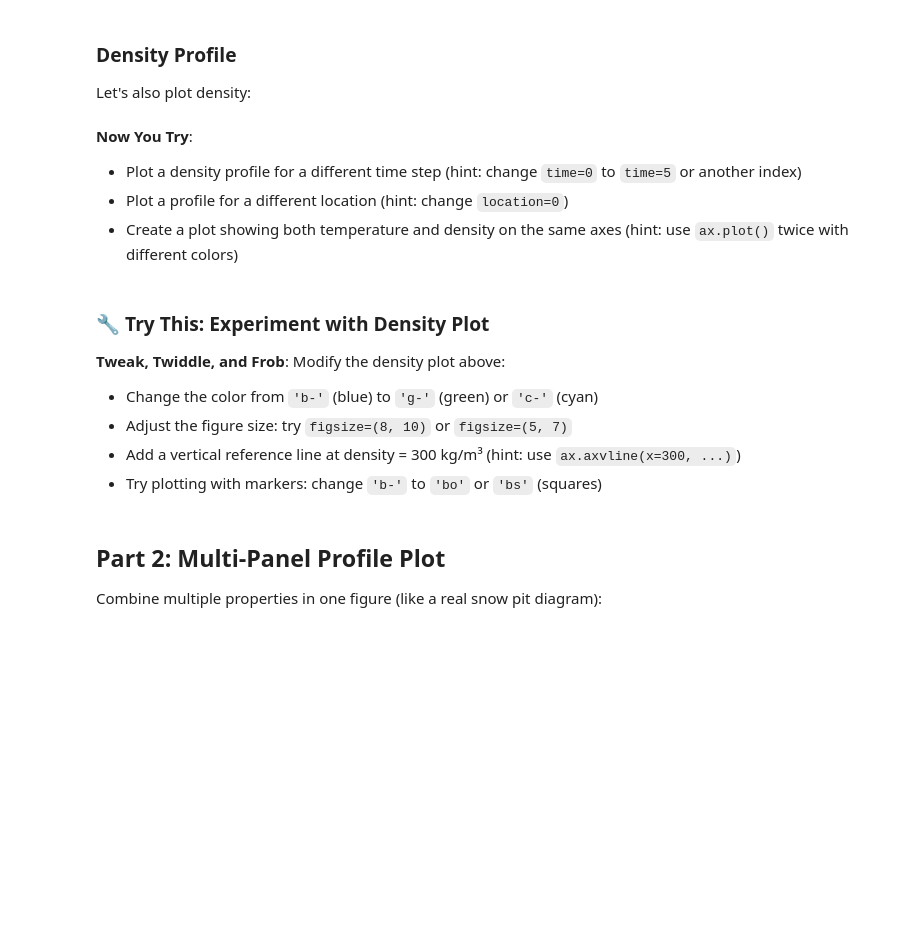
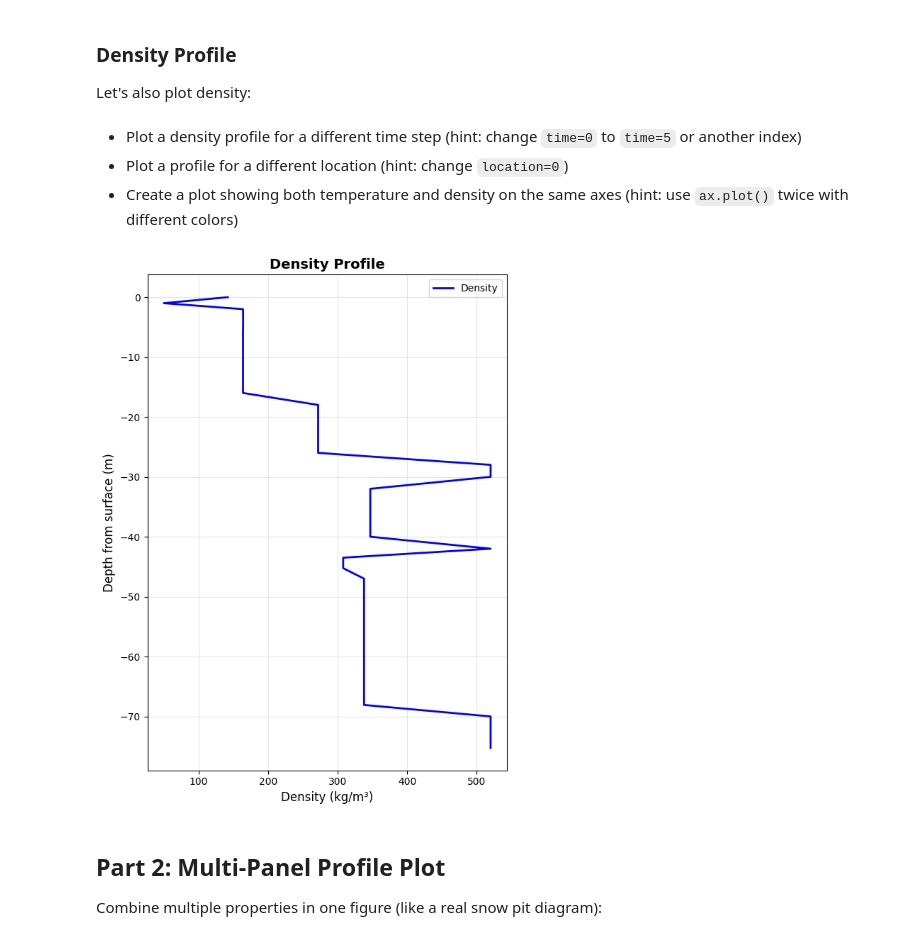
Before and after one commit to Austfi/xsnowForPatrol, a Jupyter notebook: notebooks/03_visualization.ipynb, the cells around one changed output. Cells and saved outputs as stored; diff of their text form; code cells hidden in the pictures; blank space fills up the shorter version.

```diff
--- a/notebooks/03_visualization.ipynb
+++ b/notebooks/03_visualization.ipynb
@@ -107,35 +88,28 @@ plt.show()
 
 Let's also plot density:
 # %% [markdown]
-**Now You Try**:
+
 - Plot a density profile for a different time step (hint: change `time=0` to `time=5` or another index)
 - Plot a profile for a different location (hint: change `location=0`)
 - Create a plot showing both temperature and density on the same axes (hint: use `ax.plot()` twice with different colors)
 # %%
 profile = ds.isel(location=0, time=0, slope=0, realization=0)
-depth = -profile.coords['z'].values
+depth = profile.coords['z'].values
 density = profile['density'].values
 
 fig, ax = plt.subplots(figsize=(6, 8))
 ax.plot(density, depth, 'b-', linewidth=2, label='Density')
 
 ax.set_xlabel('Density (kg/m³)', fontsize=12)
 ax.set_ylabel('Depth from surface (m)', fontsize=12)
 ax.set_title('Density Profile', fontsize=14, fontweight='bold')
 ax.grid(True, alpha=0.3)
 ax.legend()
-ax.invert_yaxis()
 
 plt.tight_layout()
 plt.show()
+# %% [output]
+[figure, added]
-# %% [markdown]
-### 🔧 Try This: Experiment with Density Plot
-
-**Tweak, Twiddle, and Frob**: Modify the density plot above:
-- Change the color from `'b-'` (blue) to `'g-'` (green) or `'c-'` (cyan)
-- Adjust the figure size: try `figsize=(8, 10)` or `figsize=(5, 7)`
-- Add a vertical reference line at density = 300 kg/m³ (hint: use `ax.axvline(x=300, ...)`)
-- Try plotting with markers: change `'b-'` to `'bo'` or `'bs'` (squares)
 # %% [markdown]
 ## Part 2: Multi-Panel Profile Plot
 
```
Also changed, not shown: parts of 19 cells of this notebook.
